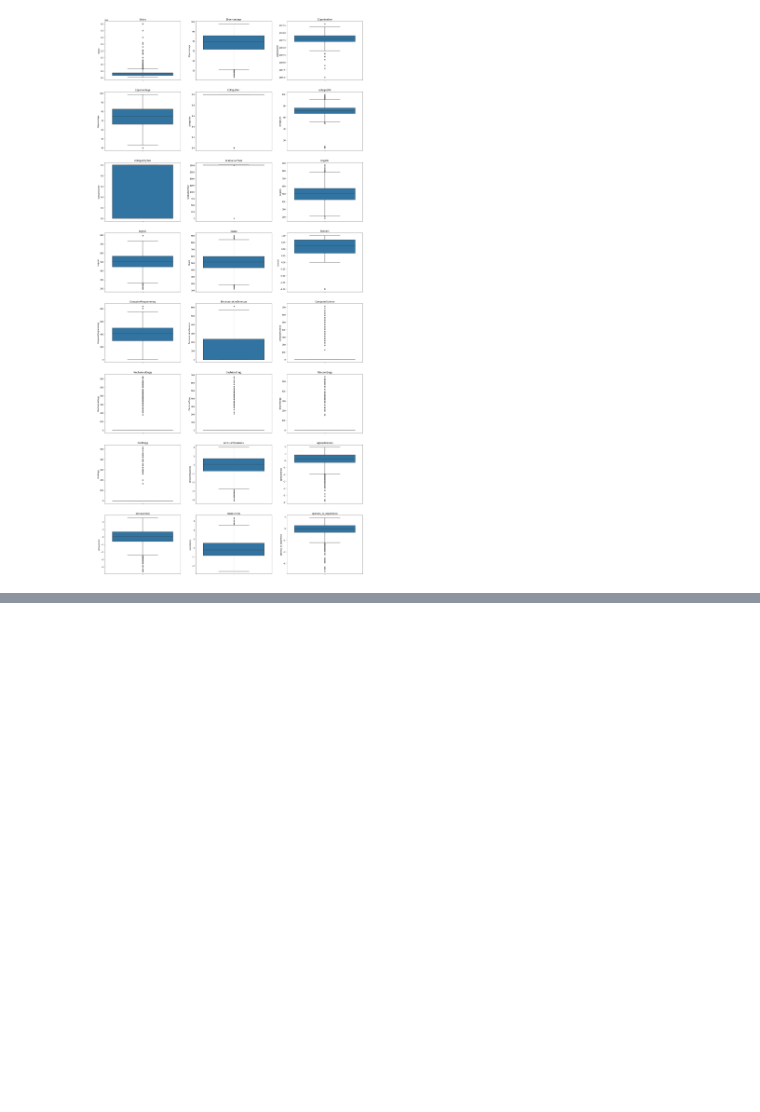
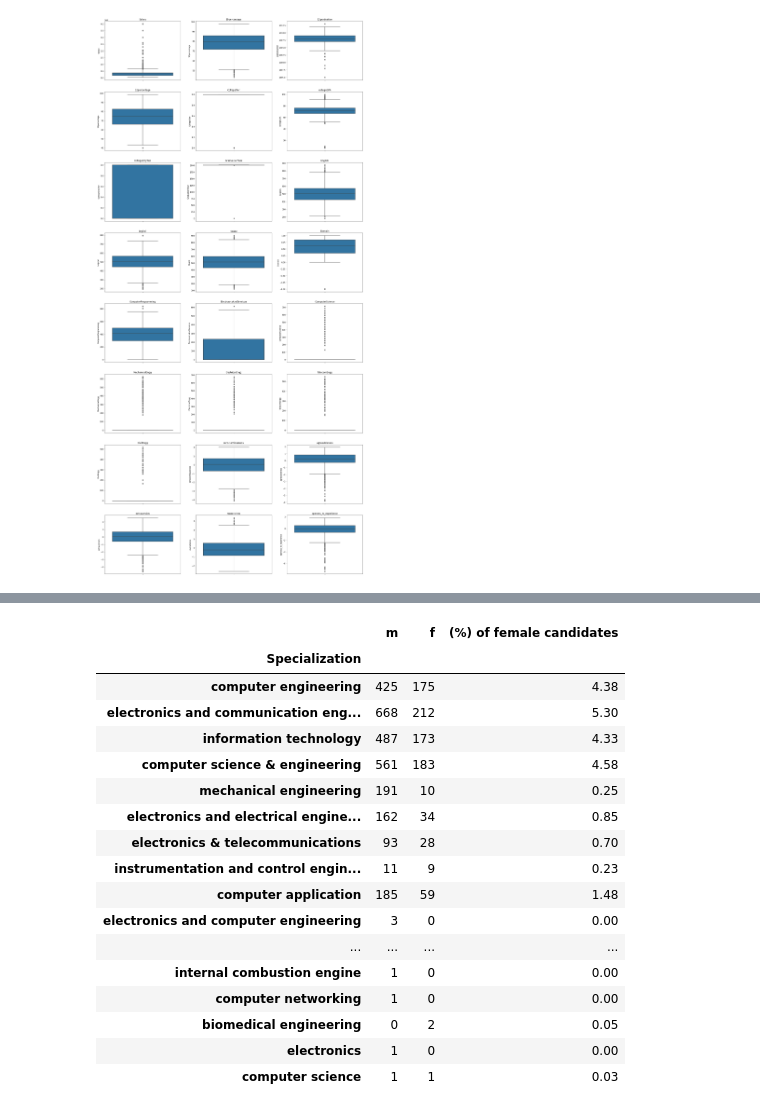
Before and after one commit to sauravpanchal/irl, a Jupyter notebook: Week 5/DA/Project 1 - Exploratory Data Analysis/IRL_02.ipynb, the cells around one changed output, grey strips where cells are left out. Cells and saved outputs as stored; diff of their text form; code cells hidden in the pictures; blank space fills up the shorter version.

```diff
--- a/Week 5/DA/Project 1 - Exploratory Data Analysis/IRL_02.ipynb
+++ b/Week 5/DA/Project 1 - Exploratory Data Analysis/IRL_02.ipynb
@@ -142,0 +159,9 @@ ValueError: could not convert string to Timestamp
+# %%
+result = dict()
+for val in df["Specialization"].values:
+    male_count, female_count = 0, 0
+    male_count = len(df[(df["Gender"] == "m") & (df["Specialization"] == val)])
+    female_count = len(df[(df["Gender"] == "f") & (df["Specialization"] == val)])
+    result[val] = {"m": male_count, "f": female_count}
+# print(result)
+# df["Specialization"].nunique()
@@ -142,0 +184,25 @@ ValueError: could not convert string to Timestamp
+# %%
+gender_relation_df = pd.DataFrame(result)
+gender_relation_df = gender_relation_df.transpose()
+gender_relation_df.index.name = "Specialization"
+gender_relation_df["(%) of female candidates"] = round((gender_relation_df["f"] / len(df["Gender"])) * 100, 2)
+gender_relation_df
+# %% [output]
+|  | m | f | (%) of female candidates |
+| Specialization |  |  |  |
+| computer engineering | 425 | 175 | 4.38 |
+| electronics and communication eng... | 668 | 212 | 5.30 |
+| information technology | 487 | 173 | 4.33 |
+| computer science & engineering | 561 | 183 | 4.58 |
+| mechanical engineering | 191 | 10 | 0.25 |
+| electronics and electrical engine... | 162 | 34 | 0.85 |
+| electronics & telecommunications | 93 | 28 | 0.70 |
+| instrumentation and control engin... | 11 | 9 | 0.23 |
+| computer application | 185 | 59 | 1.48 |
+| electronics and computer engineering | 3 | 0 | 0.00 |
+| ... | ... | ... | ... |
+| internal combustion engine | 1 | 0 | 0.00 |
+| computer networking | 1 | 0 | 0.00 |
+| biomedical engineering | 0 | 2 | 0.05 |
+| electronics | 1 | 0 | 0.00 |
+| computer science | 1 | 1 | 0.03 |
```
Also changed, not shown: parts of 18 cells of this notebook.
